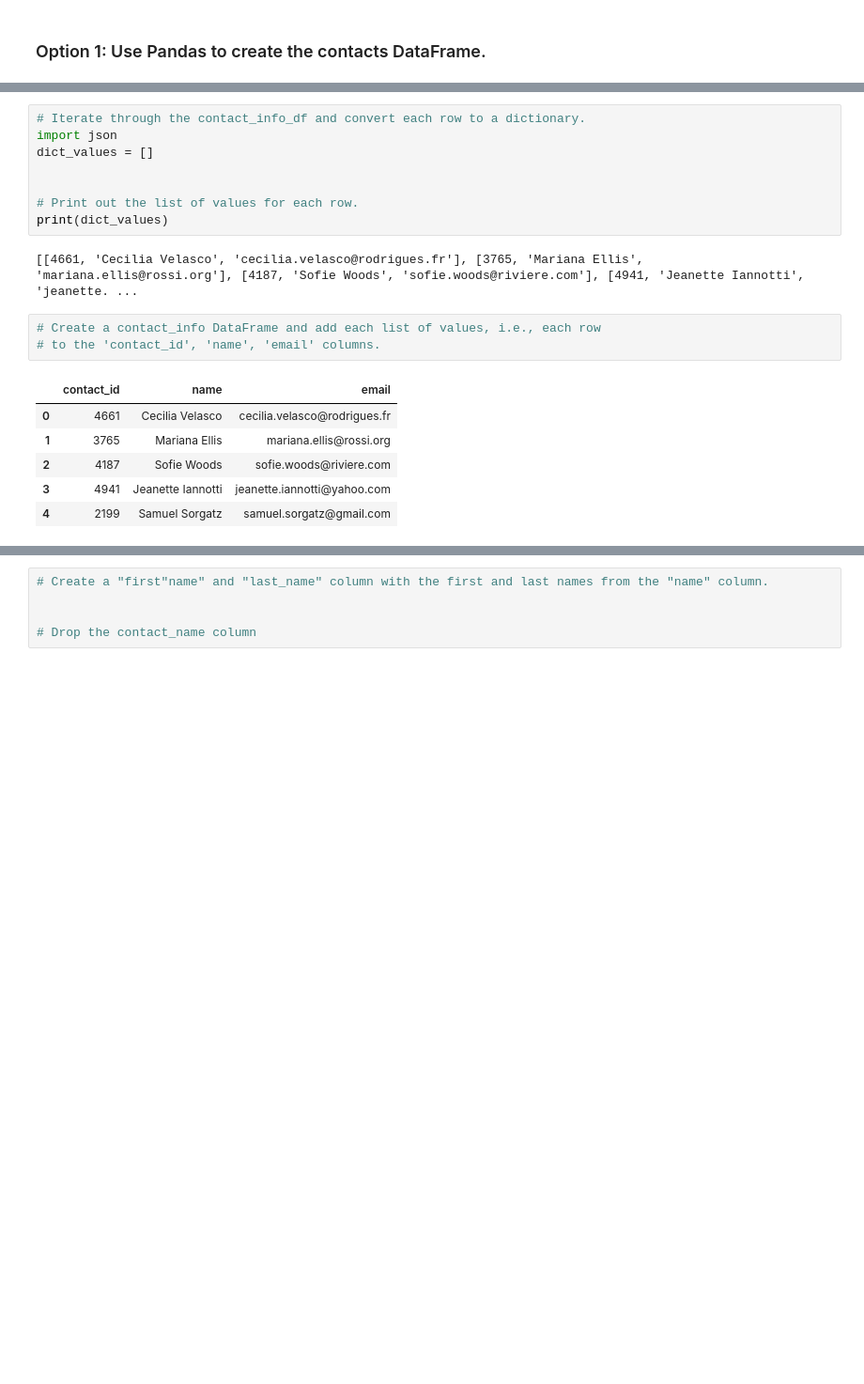
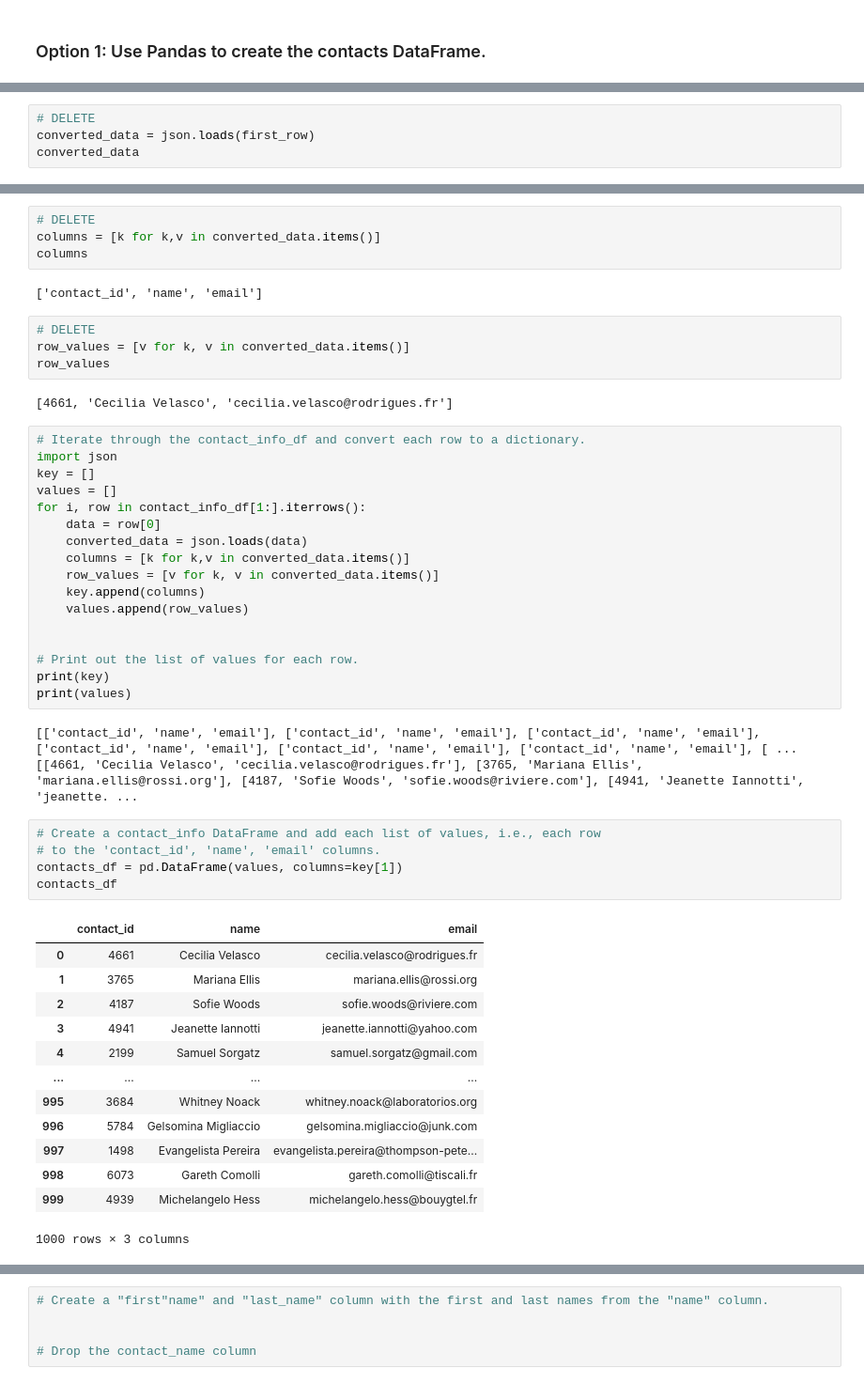
Before and after one commit to andrew-voortman/Crowdfunding_ETL, a Jupyter notebook: Project_Files/ETL_Mini_AVoortman_ABaynard.ipynb, the cells around one changed output, grey strips where cells are left out. Shown at 94% size. Cells and saved outputs as stored; diff of their text form; blank space fills up the shorter version.

```diff
--- a/Project_Files/ETL_Mini_AVoortman_ABaynard.ipynb
+++ b/Project_Files/ETL_Mini_AVoortman_ABaynard.ipynb
@@ -295,0 +346,4 @@ Then export the DataFrame as a `contacts.csv` CSV file.
+# %%
+# DELETE
+converted_data = json.loads(first_row)
+converted_data
@@ -296,22 +354,53 @@ Then export the DataFrame as a `contacts.csv` CSV file.
+# %%
+# DELETE
+columns = [k for k,v in converted_data.items()]
+columns
+# %% [output]
+['contact_id', 'name', 'email']
+# %%
+# DELETE
+row_values = [v for k, v in converted_data.items()]
+row_values
+# %% [output]
+[4661, 'Cecilia Velasco', 'cecilia.velasco@rodrigues.fr']
 # %%
 # Iterate through the contact_info_df and convert each row to a dictionary.
 import json
-dict_values = []
+key = []
+values = []
+for i, row in contact_info_df[1:].iterrows():
+    data = row[0]
+    converted_data = json.loads(data)
+    columns = [k for k,v in converted_data.items()]
+    row_values = [v for k, v in converted_data.items()]
+    key.append(columns)
+    values.append(row_values)
 
 
 # Print out the list of values for each row.
-print(dict_values)
+print(key)
+print(values)
 # %% [output]
+[['contact_id', 'name', 'email'], ['contact_id', 'name', 'email'], ['contact_id', 'name', 'email'], ['contact_id', 'name', 'email'], ['contact_id', 'name', 'email'], ['contact_id', 'name', 'email'], [ ...
 [[4661, 'Cecilia Velasco', 'cecilia.velasco@rodrigues.fr'], [3765, 'Mariana Ellis', 'mariana.ellis@rossi.org'], [4187, 'Sofie Woods', 'sofie.woods@riviere.com'], [4941, 'Jeanette Iannotti', 'jeanette. ...
 # %%
 # Create a contact_info DataFrame and add each list of values, i.e., each row
 # to the 'contact_id', 'name', 'email' columns.
+contacts_df = pd.DataFrame(values, columns=key[1])
+contacts_df
 # %% [output]
 |  | contact_id | name | email |
 | 0 | 4661 | Cecilia Velasco | cecilia.velasco@rodrigues.fr |
 | 1 | 3765 | Mariana Ellis | mariana.ellis@rossi.org |
 | 2 | 4187 | Sofie Woods | sofie.woods@riviere.com |
 | 3 | 4941 | Jeanette Iannotti | jeanette.iannotti@yahoo.com |
 | 4 | 2199 | Samuel Sorgatz | samuel.sorgatz@gmail.com |
+| ... | ... | ... | ... |
+| 995 | 3684 | Whitney Noack | whitney.noack@laboratorios.org |
+| 996 | 5784 | Gelsomina Migliaccio | gelsomina.migliaccio@junk.com |
+| 997 | 1498 | Evangelista Pereira | evangelista.pereira@thompson-pete... |
+| 998 | 6073 | Gareth Comolli | gareth.comolli@tiscali.fr |
+| 999 | 4939 | Michelangelo Hess | michelangelo.hess@bouygtel.fr |
+1000 rows × 3 columns
 # %%
 # Check the datatypes.
```
Also changed, not shown: parts of 22 cells of this notebook, 4 other files.
